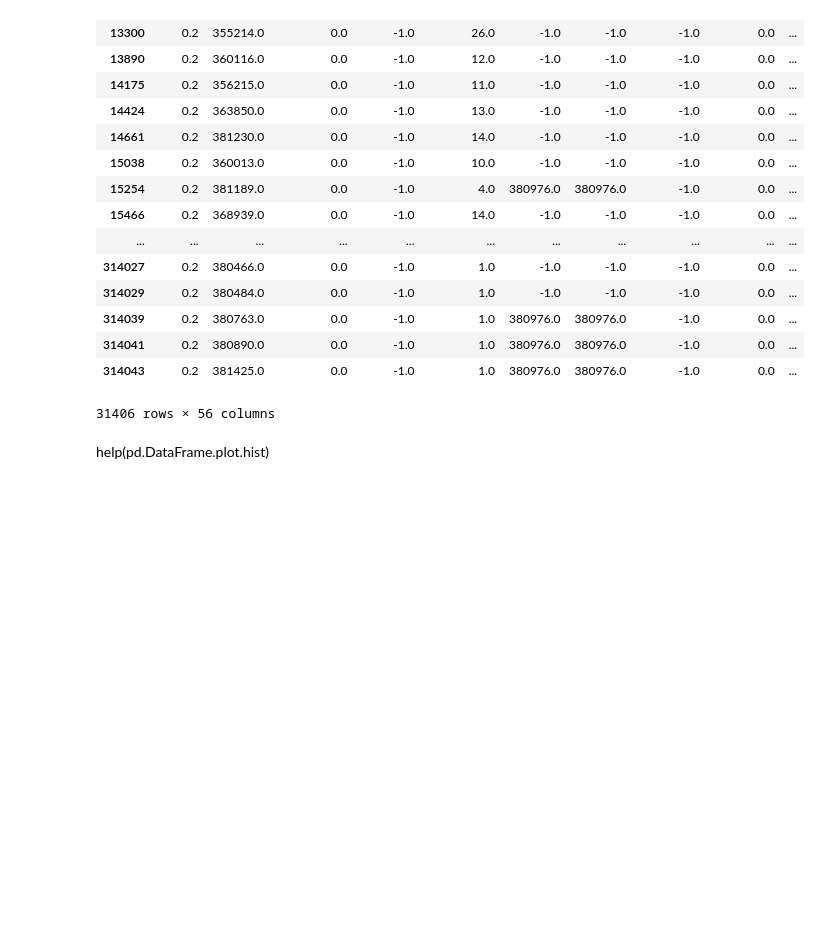
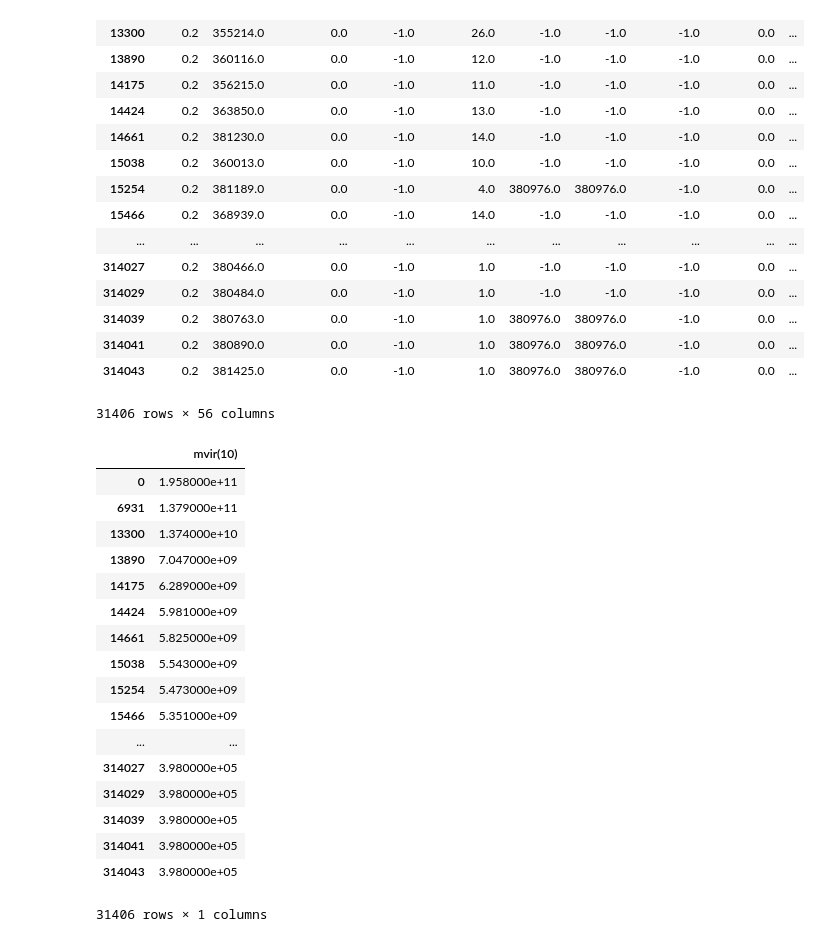
Before and after one commit to jortiz630/Dark-Matter-Tree-Data, a Jupyter notebook: DMDataAnalysis_py2.ipynb, the cells around one changed output. Saved outputs shown, nothing was run; the diff lists cells and outputs as text; code cells hidden in the pictures; blank space fills up the shorter version.

```diff
--- a/DMDataAnalysis_py2.ipynb
+++ b/DMDataAnalysis_py2.ipynb
@@ -69,6 +67,24 @@ halosAtScale0_2 # Isolates DM halos with a scale factor of 0.2 (names don't like
 | 314043 | 0.2 | 381425.0 | 0.0 | -1.0 | 1.0 | 380976.0 | 380976.0 | -1.0 | 0.0 | ... |
 31406 rows × 56 columns
 # %%
-halosMassAtScale0_2 = halosAtScale0_2.iloc[:,10:11] # DataFrame of DM halos and only their mass at scale factor of 0.2.
+halosMassAtScale0_2 = halosAtScale0_2.iloc[:,10:11]
+halosMassAtScale0_2 # DataFrame of DM halos and only their mass at scale factor of 0.2.
+# %% [output]
+|  | mvir(10) |
+| 0 | 1.958000e+11 |
+| 6931 | 1.379000e+11 |
+| 13300 | 1.374000e+10 |
+| 13890 | 7.047000e+09 |
+| 14175 | 6.289000e+09 |
+| 14424 | 5.981000e+09 |
+| 14661 | 5.825000e+09 |
+| 15038 | 5.543000e+09 |
+| 15254 | 5.473000e+09 |
+| 15466 | 5.351000e+09 |
+| ... | ... |
+| 314027 | 3.980000e+05 |
+| 314029 | 3.980000e+05 |
+| 314039 | 3.980000e+05 |
+| 314041 | 3.980000e+05 |
+| 314043 | 3.980000e+05 |
+31406 rows × 1 columns
-# %% [markdown]
-help(pd.DataFrame.plot.hist)
```
Also changed, not shown: parts of 8 cells of this notebook.
